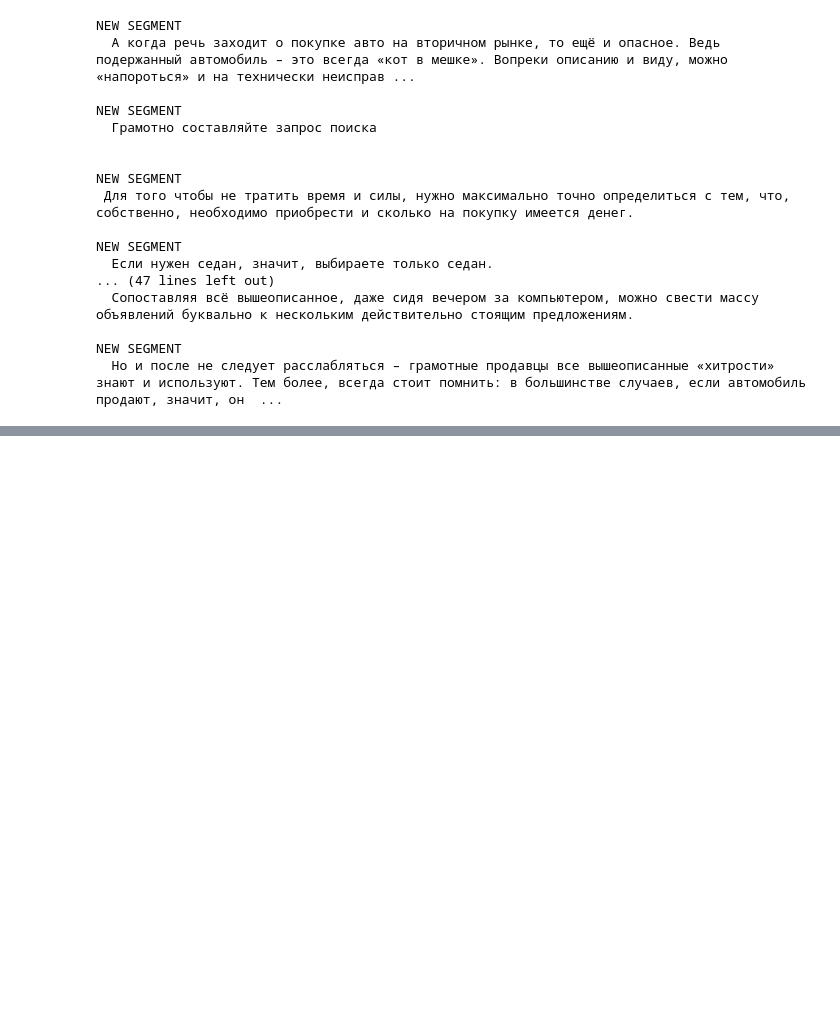
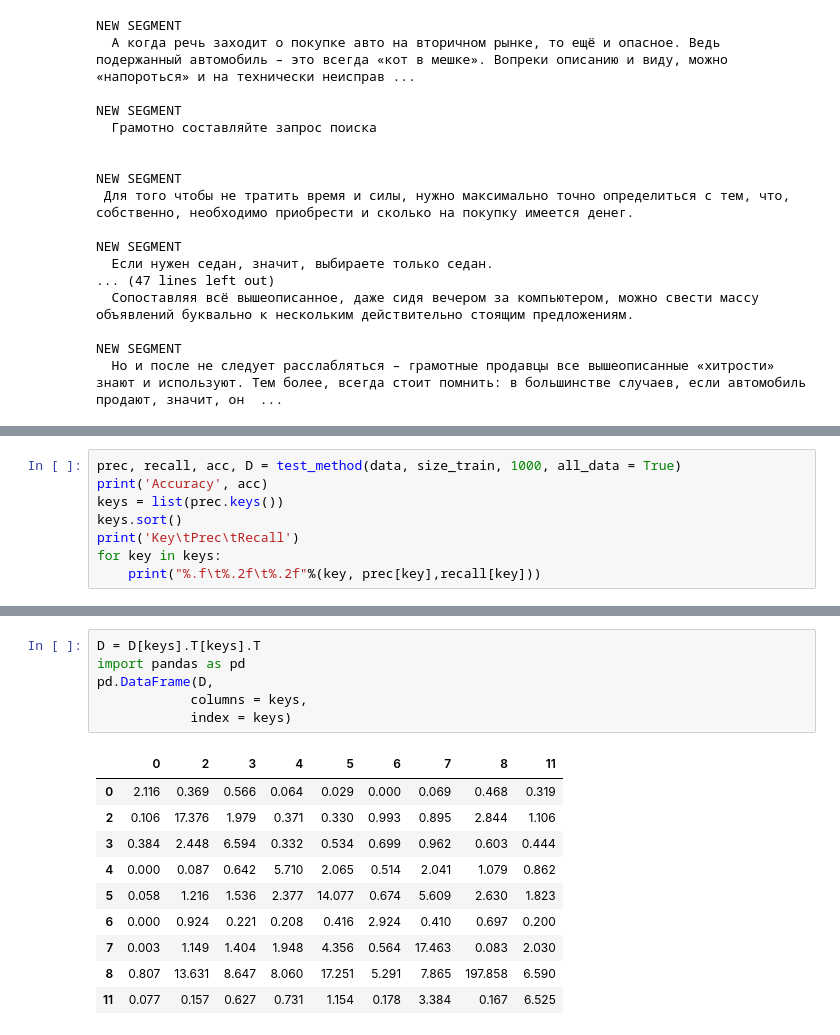
Before and after one commit to ASEDOS999/SearchScript, a Jupyter notebook: SemanticAnalysis/Experiments/TextsClusters/Clusterization.ipynb, the cells around one changed output, grey strips where cells are left out. Saved outputs shown, nothing was run; the diff lists cells and outputs as text; blank space fills up the shorter version.

```diff
--- a/SemanticAnalysis/Experiments/TextsClusters/Clusterization.ipynb
+++ b/SemanticAnalysis/Experiments/TextsClusters/Clusterization.ipynb
@@ -165,0 +332,8 @@ D
+# %%
+prec, recall, acc, D = test_method(data, size_train, 1000, all_data = True)
+print('Accuracy', acc)
+keys = list(prec.keys())
+keys.sort()
+print('Key\tPrec\tRecall')
+for key in keys:
+    print("%.f\t%.2f\t%.2f"%(key, prec[key],recall[key]))
@@ -165,0 +352,17 @@ D
+# %%
+D = D[keys].T[keys].T
+import pandas as pd
+pd.DataFrame(D,
+            columns = keys,
+            index = keys)
+# %% [output]
+|  | 0 | 2 | 3 | 4 | 5 | 6 | 7 | 8 | 11 |
+| 0 | 2.116 | 0.369 | 0.566 | 0.064 | 0.029 | 0.000 | 0.069 | 0.468 | 0.319 |
+| 2 | 0.106 | 17.376 | 1.979 | 0.371 | 0.330 | 0.993 | 0.895 | 2.844 | 1.106 |
+| 3 | 0.384 | 2.448 | 6.594 | 0.332 | 0.534 | 0.699 | 0.962 | 0.603 | 0.444 |
+| 4 | 0.000 | 0.087 | 0.642 | 5.710 | 2.065 | 0.514 | 2.041 | 1.079 | 0.862 |
+| 5 | 0.058 | 1.216 | 1.536 | 2.377 | 14.077 | 0.674 | 5.609 | 2.630 | 1.823 |
+| 6 | 0.000 | 0.924 | 0.221 | 0.208 | 0.416 | 2.924 | 0.410 | 0.697 | 0.200 |
+| 7 | 0.003 | 1.149 | 1.404 | 1.948 | 4.356 | 0.564 | 17.463 | 0.083 | 2.030 |
+| 8 | 0.807 | 13.631 | 8.647 | 8.060 | 17.251 | 5.291 | 7.865 | 197.858 | 6.590 |
+| 11 | 0.077 | 0.157 | 0.627 | 0.731 | 1.154 | 0.178 | 3.384 | 0.167 | 6.525 |
```
Also changed, not shown: parts of 15 cells of this notebook.
